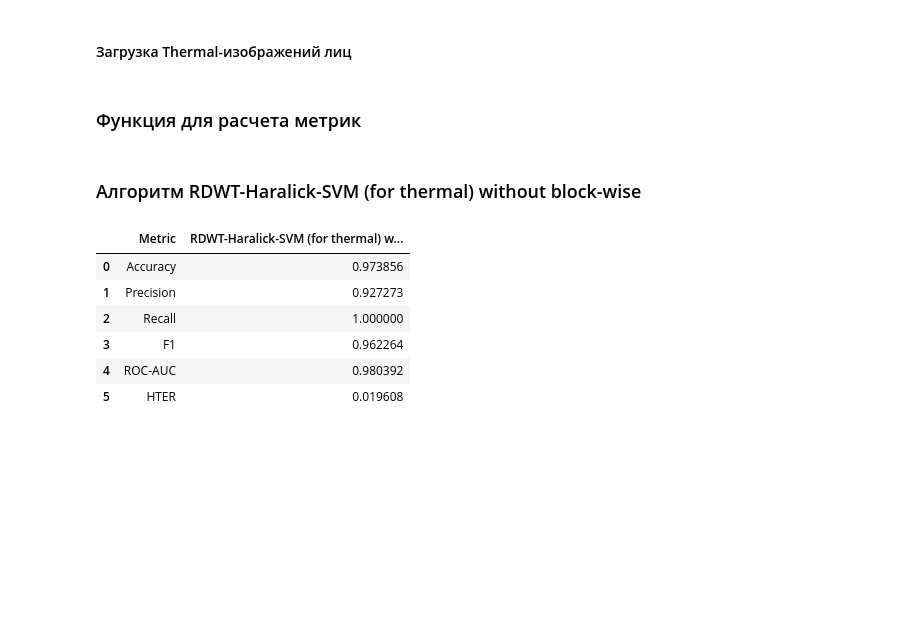
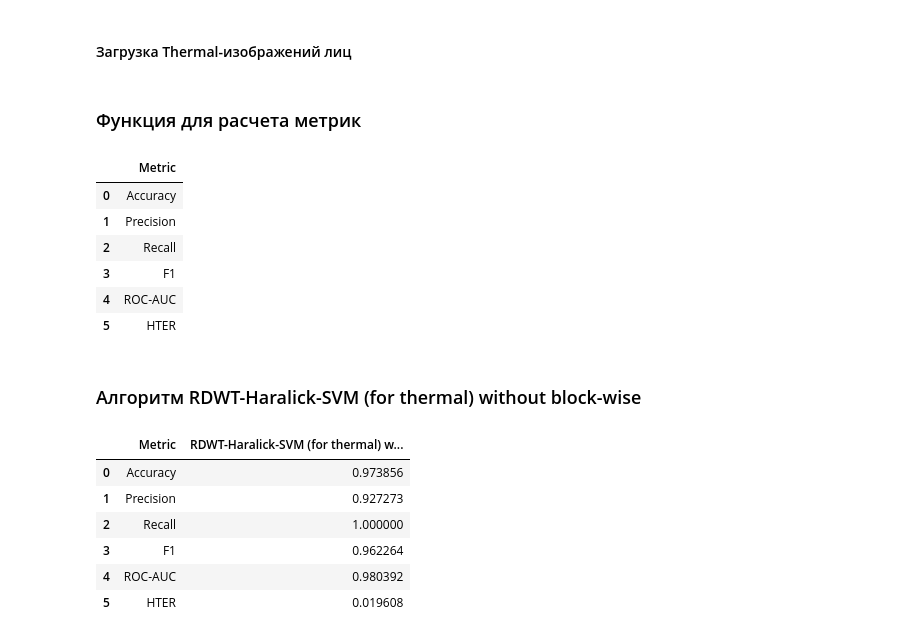
Before and after one commit to n0vm/face-antispoofing, a Jupyter notebook: notebooks/implementation_of_algorithms.ipynb, the cells around one changed output. Cells and saved outputs as stored; diff of their text form; code cells hidden in the pictures; blank space fills up the shorter version.

Commit message:
Added metrics_report.csv

```diff
--- a/notebooks/implementation_of_algorithms.ipynb
+++ b/notebooks/implementation_of_algorithms.ipynb
@@ -137,3 +133,22 @@ measured_metrics = pd.DataFrame(
+# %%
+path_to_metrics_result = "../reports/tables/metrics_report.csv"
+# %%
+if os.path.exists(path_to_metrics_result):
+    measured_metrics = pd.read_csv(path_to_metrics_result)
+else:
+    measured_metrics = pd.DataFrame(
+        {"Metric": ["Accuracy", "Precision", "Recall", "F1", "ROC-AUC", "HTER"]}
+    )
+# %%
+measured_metrics
+# %% [output]
+|  | Metric |
+| 0 | Accuracy |
+| 1 | Precision |
+| 2 | Recall |
+| 3 | F1 |
+| 4 | ROC-AUC |
+| 5 | HTER |
 # %% [markdown]
 ### Алгоритм RDWT-Haralick-SVM (for thermal) without block-wise
 # %%
```
Also changed, not shown: parts of 4 cells of this notebook, 1 other file.
